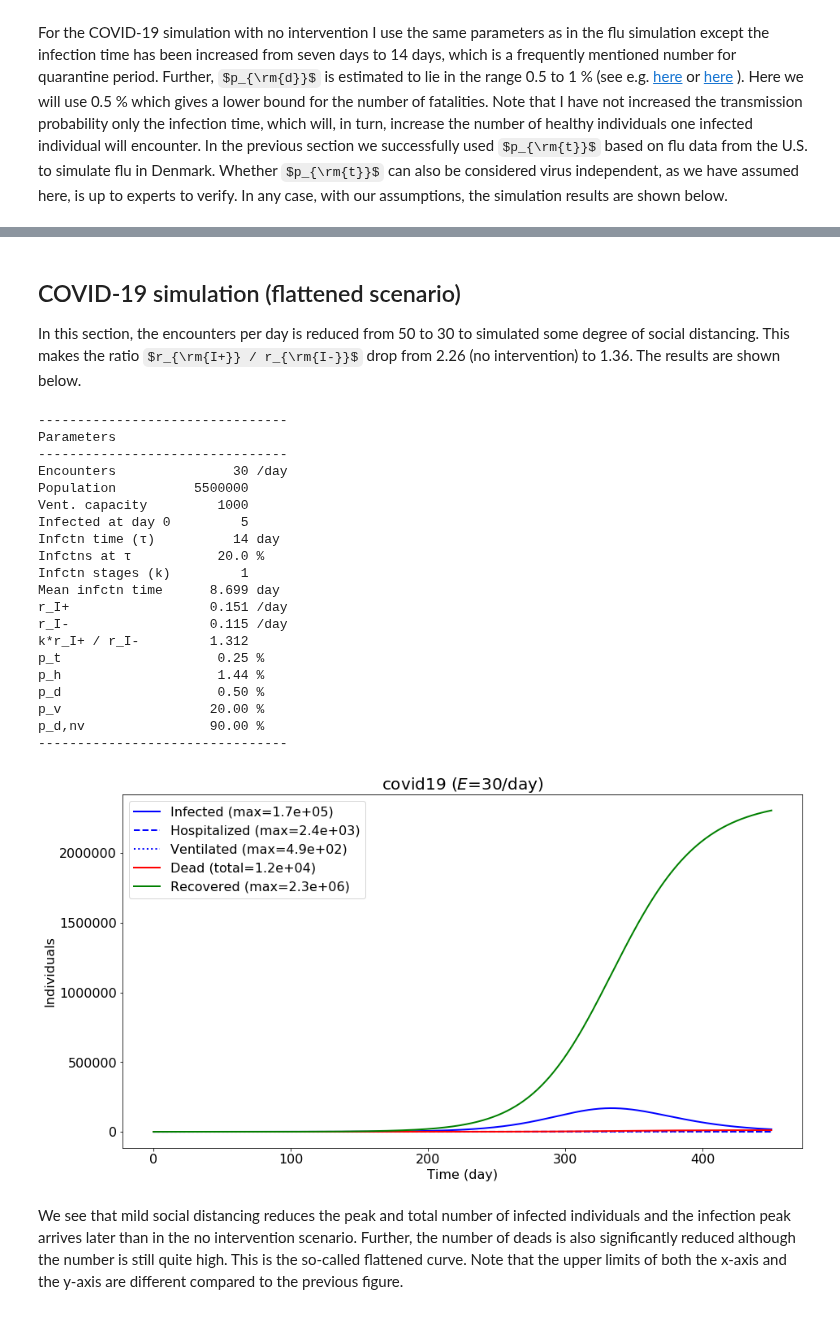
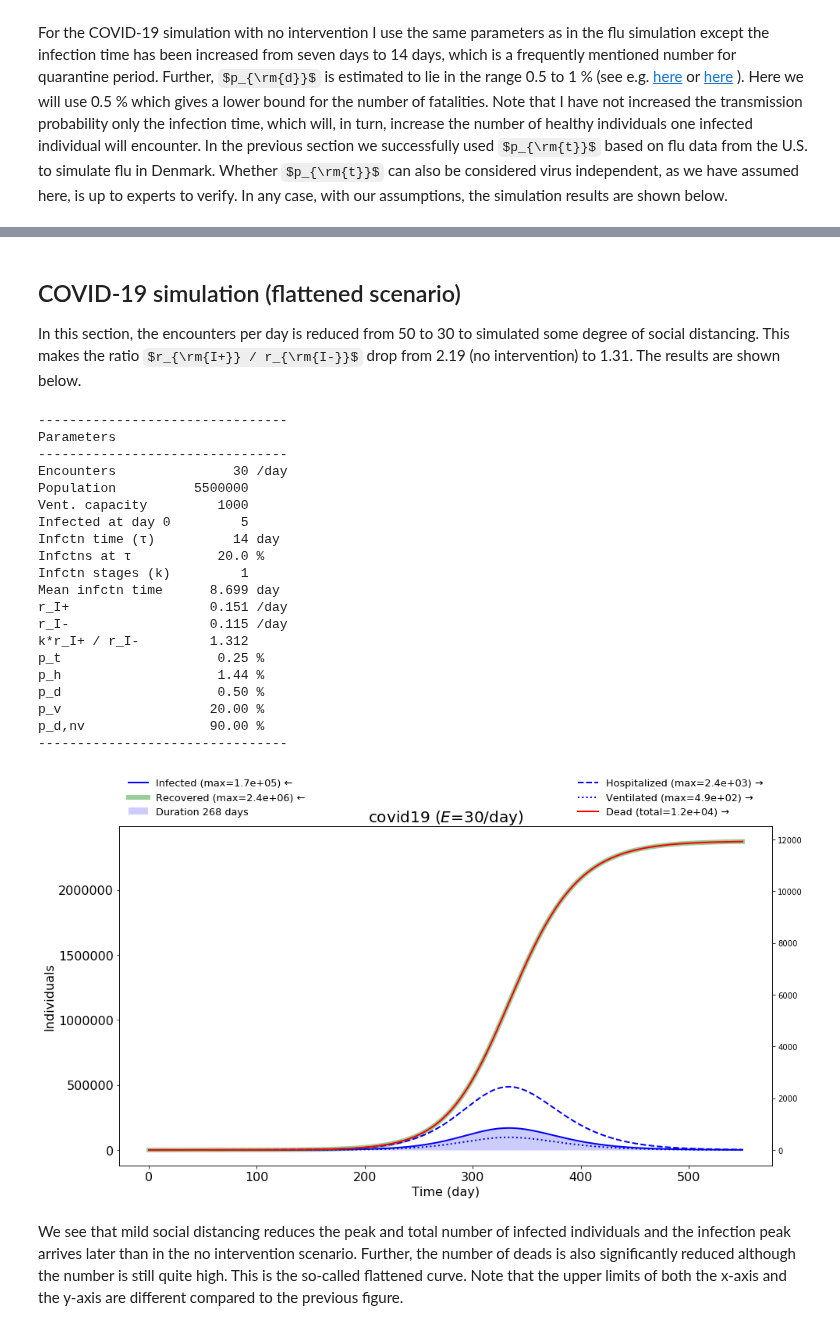
Before and after one commit to mrsonne/virus, a Jupyter notebook: virus.ipynb, the cells around one changed output, grey strips where cells are left out. Cells and saved outputs as stored; diff of their text form; code cells hidden in the pictures; some formulas as TeX source.

Commit message:
improve plots with twin axis and duration. Add discussion of max infected and duration vs max ventilated

```diff
--- a/virus.ipynb
+++ b/virus.ipynb
@@ -177,32 +179,32 @@ With no limit on the number of ventilators the death count would  $23\cdot 10^3$
 # %% [markdown]
 COVID-19 simulation (flattened scenario)
 -------------------
-In this section, the encounters per day is reduced from 50 to 30 to simulated some degree of social distancing. This makes the ratio $r_{\rm{I+}} / r_{\rm{I-}}$ drop from 2.26 (no intervention) to 1.36. The results are shown below.
+In this section, the encounters per day is reduced from 50 to 30 to simulated some degree of social distancing. This makes the ratio $r_{\rm{I+}} / r_{\rm{I-}}$ drop from 2.19 (no intervention) to 1.31. The results are shown below.
 # %%
 encounters_per_day = 30
-run.virus('covid19', 'denmark', encounters_per_day, show_recovered=True, tspan=[0, 450])
+run.virus('covid19', 'denmark', encounters_per_day, show_recovered=True, tspan=[0, 550])
 # %% [output]
 --------------------------------
 Parameters
 --------------------------------
 Encounters               30 /day
 Population          5500000
 Vent. capacity         1000
 Infected at day 0         5
 Infctn time (τ)          14 day
 Infctns at τ           20.0 %
 Infctn stages (k)         1
 Mean infctn time      8.699 day
 r_I+                  0.151 /day
 r_I-                  0.115 /day
 k*r_I+ / r_I-         1.312
 p_t                    0.25 %
 p_h                    1.44 %
 p_d                    0.50 %
 p_v                   20.00 %
 p_d,nv                90.00 %
 --------------------------------
-[figure, old version]
+[figure, new version]
 # %% [markdown]
 We see that mild social distancing reduces the peak and total number of infected individuals and the infection peak arrives later than in the no intervention scenario. Further, the number of deads is also significantly reduced although the number is still quite high. This is the so-called flattened curve. Note that the upper limits of both the x-axis and the y-axis are different compared to the previous figure.
 # %% [markdown]
```
Also changed, not shown: parts of 12 cells of this notebook, 1 other file.
